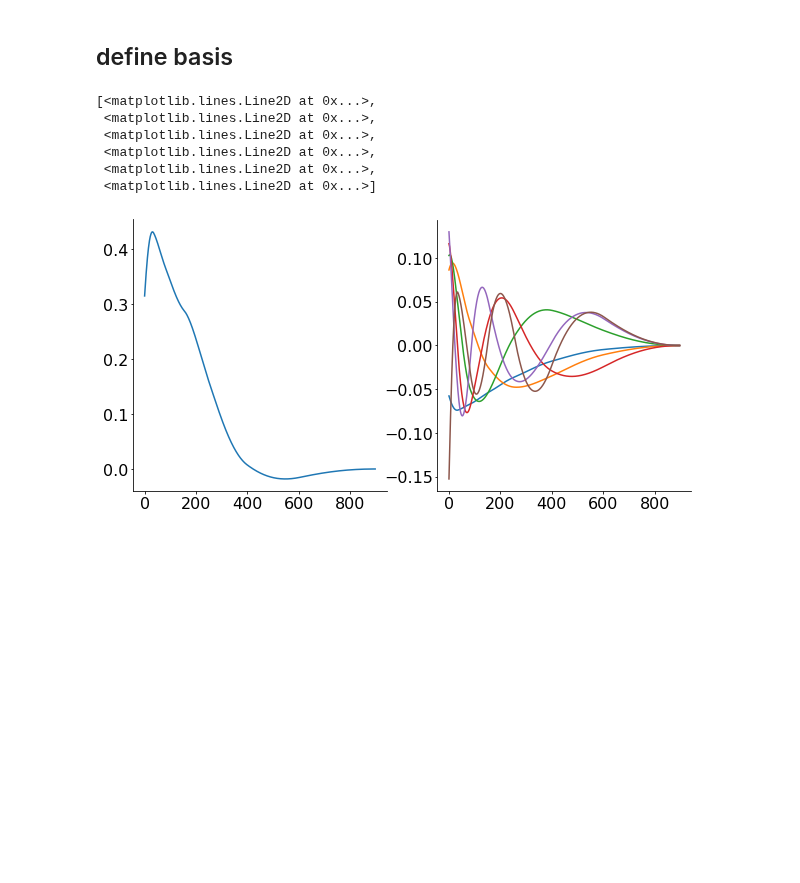
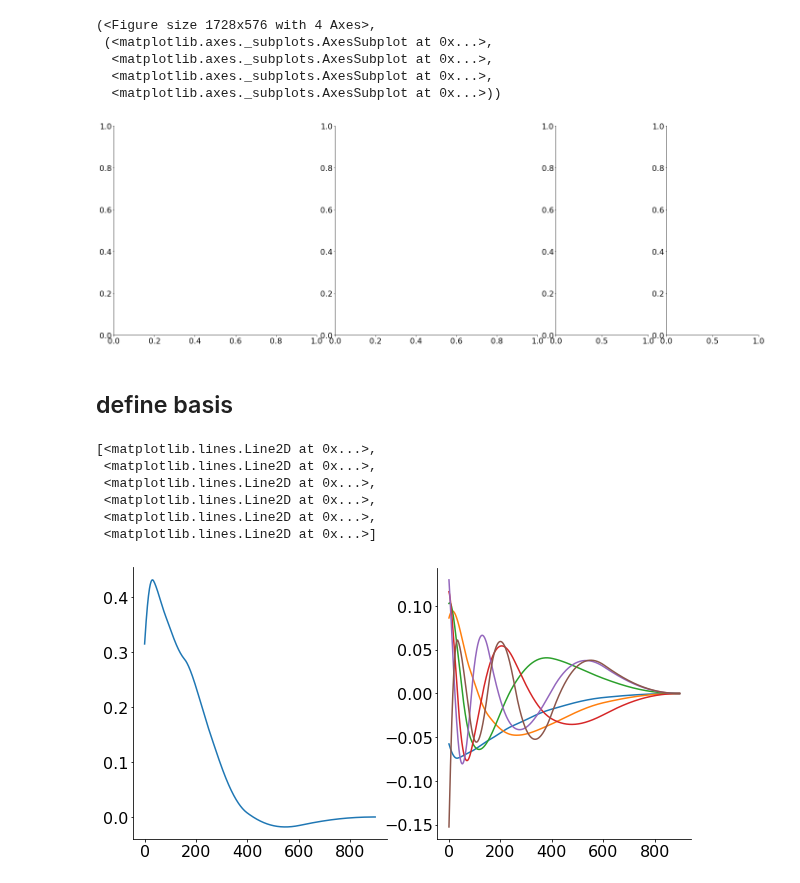
Before and after one commit to diegoarri91/mmd-glm, a Jupyter notebook: experiments/figure3/monkey_pmv_cimmd.ipynb, the cells around one changed output. Cells and saved outputs as stored; diff of their text form; code cells hidden in the pictures; blank space fills up the shorter version.

```diff
--- a/experiments/figure3/monkey_pmv_cimmd.ipynb
+++ b/experiments/figure3/monkey_pmv_cimmd.ipynb
@@ -85,34 +85,52 @@ def plot_layout3(f):
     r1, r2, r3 = 1, 2, 1
     c1, c2, c3 = 3, 2, 1
     nrows = 2 * r2
     ncols = c1 + 2 * c2
     fig = plt.figure(figsize=(2 * f, 1 * f))
     ax00 = plt.subplot2grid((nrows, ncols), (0, 0), rowspan=r1, colspan=c1)
     ax01 = plt.subplot2grid((nrows, ncols), (0, c1), rowspan=r3, colspan=c3)
     ax01b = plt.subplot2grid((nrows, ncols), (r1, c1), rowspan=r3, colspan=c3)
     ax01c = plt.subplot2grid((nrows, ncols), (0, c1 + c3), rowspan=1, colspan=c3)
     ax02 = plt.subplot2grid((nrows, ncols), (0, c1 + 2 * c3), rowspan=r2, colspan=c2)
 #     ax02 = plt.subplot2grid((nrows, ncols), (0, c1 +  2 * c3), rowspan=r2, colspan=c2)
     ax10 = plt.subplot2grid((nrows, ncols), (r1, 0), rowspan=r1, colspan=c1, sharex=ax00)
     ax20 = plt.subplot2grid((nrows, ncols), (2 * r1, 0), rowspan=r1, colspan=c1, sharex=ax00)
     ax21 = plt.subplot2grid((nrows, ncols), (2 * r1, c1), rowspan=r2, colspan=c2)
     ax22 = plt.subplot2grid((nrows, ncols), (2 * r1, c1 + c2), rowspan=r2, colspan=c2)
     ax30 = plt.subplot2grid((nrows, ncols), (3 * r1, 0), rowspan=r1, colspan=c1, sharex=ax00)
     return fig, (ax00, ax01, ax01b, ax01c, ax02, ax10, ax20, ax21, ax22, ax30)
 
 def plot_layout_rebuttal(f):
     r1, r2 = 2, 1
 #     c1, c2, c3 = 3, 2, 1
     nrows = 2
     ncols = 3
     fig = plt.figure(figsize=(3 * f, 1 * f))
     axeta = plt.subplot2grid((nrows, ncols), (0, 0), rowspan=r1)
     axac = plt.subplot2grid((nrows, ncols), (0, 1), rowspan=r1)
     axmmd = plt.subplot2grid((nrows, ncols), (0, 2), rowspan=r2)
     axll = plt.subplot2grid((nrows, ncols), (1, 2), rowspan=r2, sharex=axmmd)
     return fig, (axeta, axac, axmmd, axll)
 
-# plot_layout3(8)
+def plot_layout_rebuttal2(f):
+    c1, c2 = 2, 1
+    nrows = 1
+    ncols = 6
+    fig = plt.figure(figsize=(3 * f, 1 * f))
+    axeta = plt.subplot2grid((nrows, ncols), (0, 0), colspan=c1)
+    axac = plt.subplot2grid((nrows, ncols), (0, c1), colspan=c1)
+    axmmd = plt.subplot2grid((nrows, ncols), (0, 2 * c1), colspan=c2)
+    axll = plt.subplot2grid((nrows, ncols), (0, 2 * c1 + c2), colspan=c2, sharex=axmmd)
+    return fig, (axeta, axac, axmmd, axll)
+
+plot_layout_rebuttal2(8)
+# %% [output]
+(<Figure size 1728x576 with 4 Axes>,
+ (<matplotlib.axes._subplots.AxesSubplot at 0x...>,
+  <matplotlib.axes._subplots.AxesSubplot at 0x...>,
+  <matplotlib.axes._subplots.AxesSubplot at 0x...>,
+  <matplotlib.axes._subplots.AxesSubplot at 0x...>))
+[figure, added]
 # %% [markdown]
 ## define basis
 # %%
```
Also changed, not shown: parts of 35 cells of this notebook, 7 other files.
